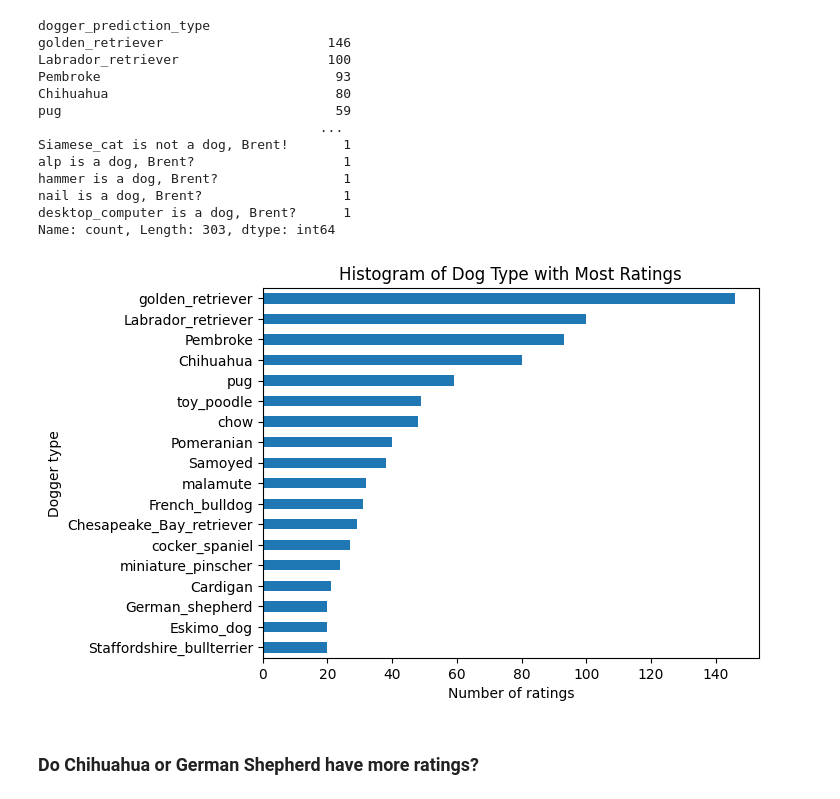
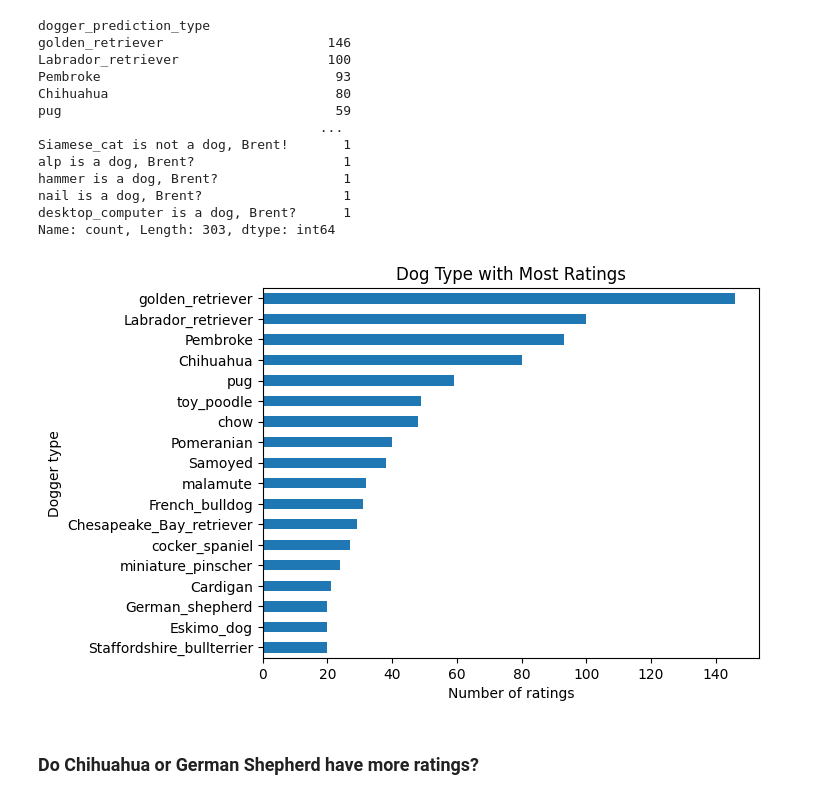
Before and after one commit to davidblackwelder/weratedogs-data-wrangling, a Jupyter notebook: wrangle_act.ipynb, the cells around one changed output. Cells and saved outputs as stored; diff of their text form; code cells hidden in the pictures.

Commit message:
Updated chart title and chart image

```diff
--- a/wrangle_act.ipynb
+++ b/wrangle_act.ipynb
@@ -2444,16 +2444,16 @@ Name: count, Length: 303, dtype: int64
 # %%
 dogger_prediction_type = twitter.groupby('dogger_prediction_type').filter(lambda x: len(x) >= 20)
 
 dogger_prediction_type['dogger_prediction_type'].value_counts().plot(kind='barh')
-plt.title('Histogram of Dog Type with Most Ratings')
+plt.title('Dog Type with Most Ratings')
 plt.xlabel('Number of ratings')
 plt.ylabel('Dogger type')
 
 plt.gca().invert_yaxis()
 
 plt.show()
 # %% [output]
-[figure, old version]
+[figure, new version]
 # %% [markdown]
 ### Do Chihuahua or German Shepherd have more ratings?
 # %%
```
Also changed, not shown: parts of 5 cells of this notebook, 1 other file.
